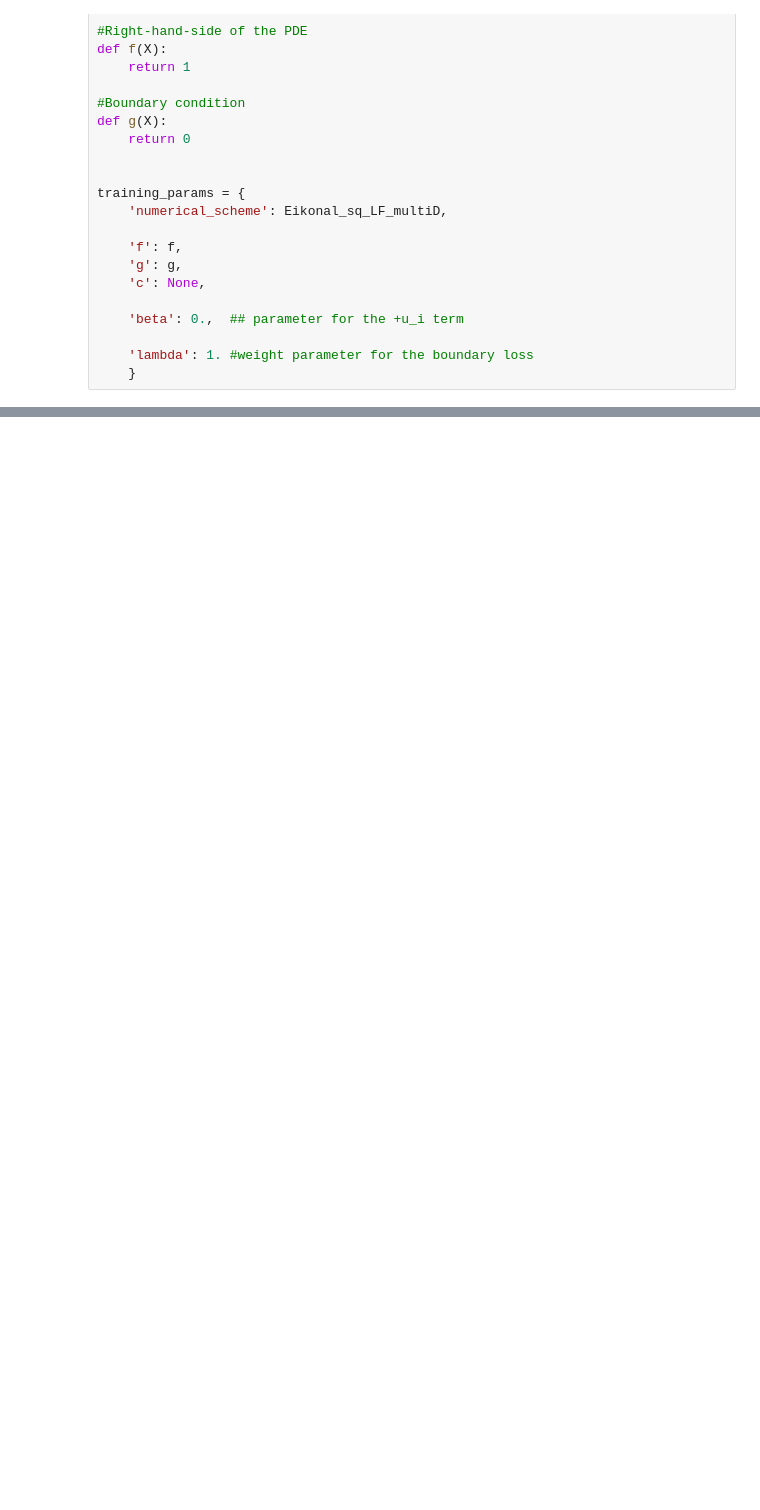
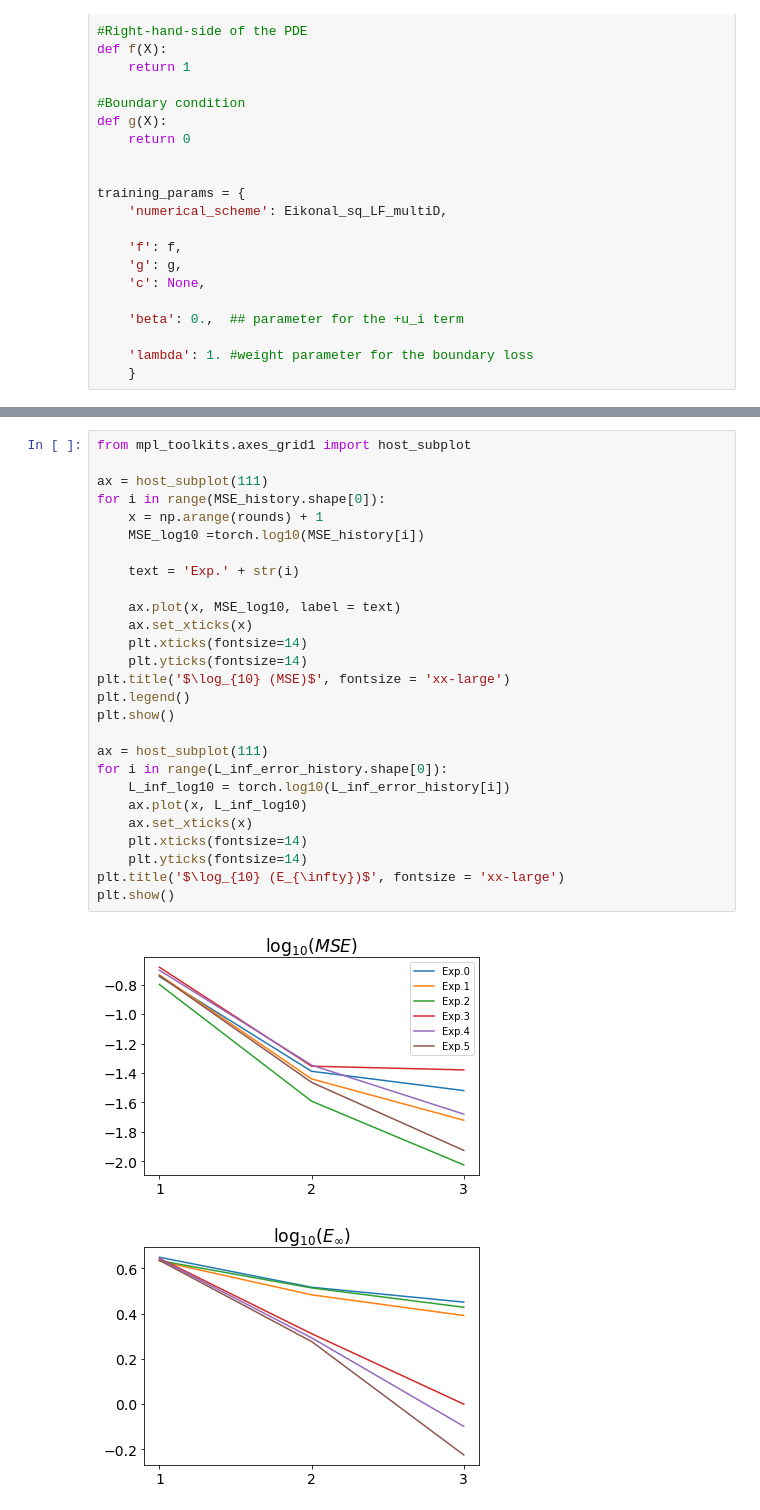
Before and after one commit to utkaiser/HamiltonJacobi_LeastSquares_LxF_NNs, a Jupyter notebook: Notebooks/Eikonal_d_ball.ipynb, the cells around one changed output, grey strips where cells are left out. Drawn from its saved outputs; the diff is of its cells as text; blank space fills up the shorter version.

```diff
--- a/Notebooks/Eikonal_d_ball.ipynb
+++ b/Notebooks/Eikonal_d_ball.ipynb
@@ -175,0 +227,30 @@ display(sampling_sizes.join(results_Linf).join(run_T).to_latex())
+# %%
+from mpl_toolkits.axes_grid1 import host_subplot
+
+ax = host_subplot(111)
+for i in range(MSE_history.shape[0]):
+    x = np.arange(rounds) + 1
+    MSE_log10 =torch.log10(MSE_history[i])
+
+    text = 'Exp.' + str(i)
+
+    ax.plot(x, MSE_log10, label = text)
+    ax.set_xticks(x)
+    plt.xticks(fontsize=14)
+    plt.yticks(fontsize=14)
+plt.title('$\log_{10} (MSE)$', fontsize = 'xx-large')
+plt.legend()
+plt.show()
+
+ax = host_subplot(111)
+for i in range(L_inf_error_history.shape[0]):
+    L_inf_log10 = torch.log10(L_inf_error_history[i])
+    ax.plot(x, L_inf_log10)
+    ax.set_xticks(x)
+    plt.xticks(fontsize=14)
+    plt.yticks(fontsize=14)
+plt.title('$\log_{10} (E_{\infty})$', fontsize = 'xx-large')
+plt.show()
+# %% [output]
+[figure, added]
+[figure, added]
```
Also changed, not shown: parts of 4 cells of this notebook, 5 other files.
